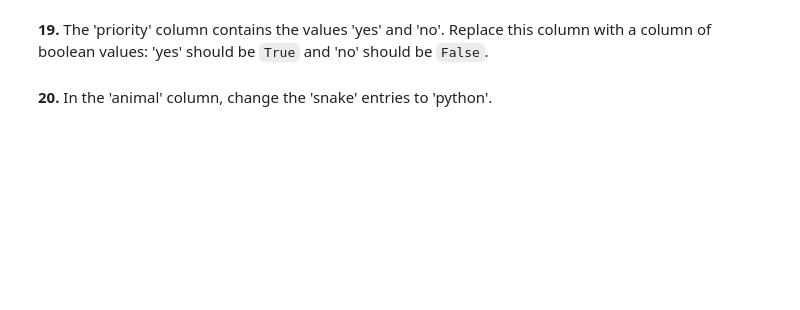
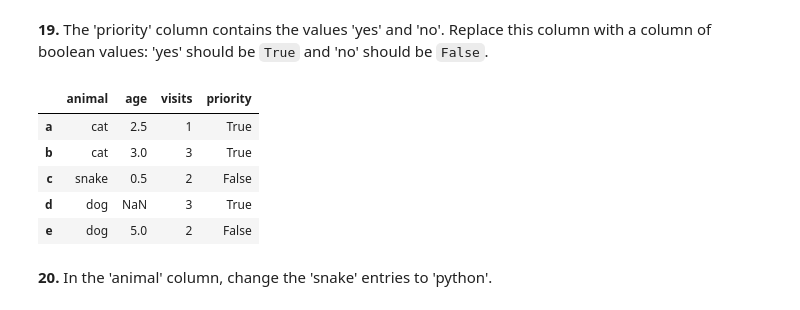
Before and after one commit to herbguy/Python-Practice, a Jupyter notebook: 100_pandas_puzzles.ipynb, the cells around one changed output. Saved outputs shown, nothing was run; the diff lists cells and outputs as text; code cells hidden in the pictures; blank space fills up the shorter version.

```diff
--- a/100_pandas_puzzles.ipynb
+++ b/100_pandas_puzzles.ipynb
@@ -181,4 +241,14 @@ Name: visits, dtype: bool
 # %% [markdown]
 **19.** The 'priority' column contains the values 'yes' and 'no'. Replace this column with a column of boolean values: 'yes' should be `True` and 'no' should be `False`.
+# %%
+df['priority'] = df['priority'].map({'yes': 'True', 'no': 'False'})
+df.head()
+# %% [output]
+|  | animal | age | visits | priority |
+| a | cat | 2.5 | 1 | True |
+| b | cat | 3.0 | 3 | True |
+| c | snake | 0.5 | 2 | False |
+| d | dog | NaN | 3 | True |
+| e | dog | 5.0 | 2 | False |
 # %% [markdown]
 **20.** In the 'animal' column, change the 'snake' entries to 'python'.
```
Also changed, not shown: parts of 14 cells of this notebook.
